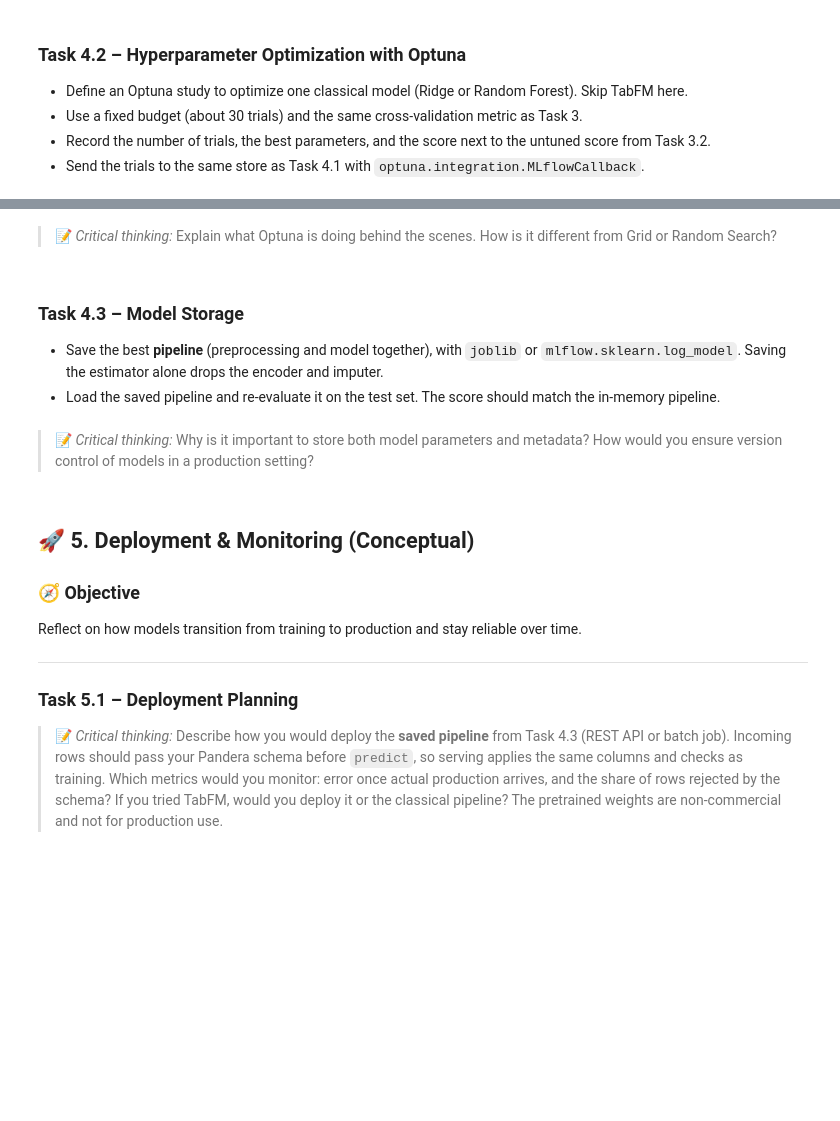
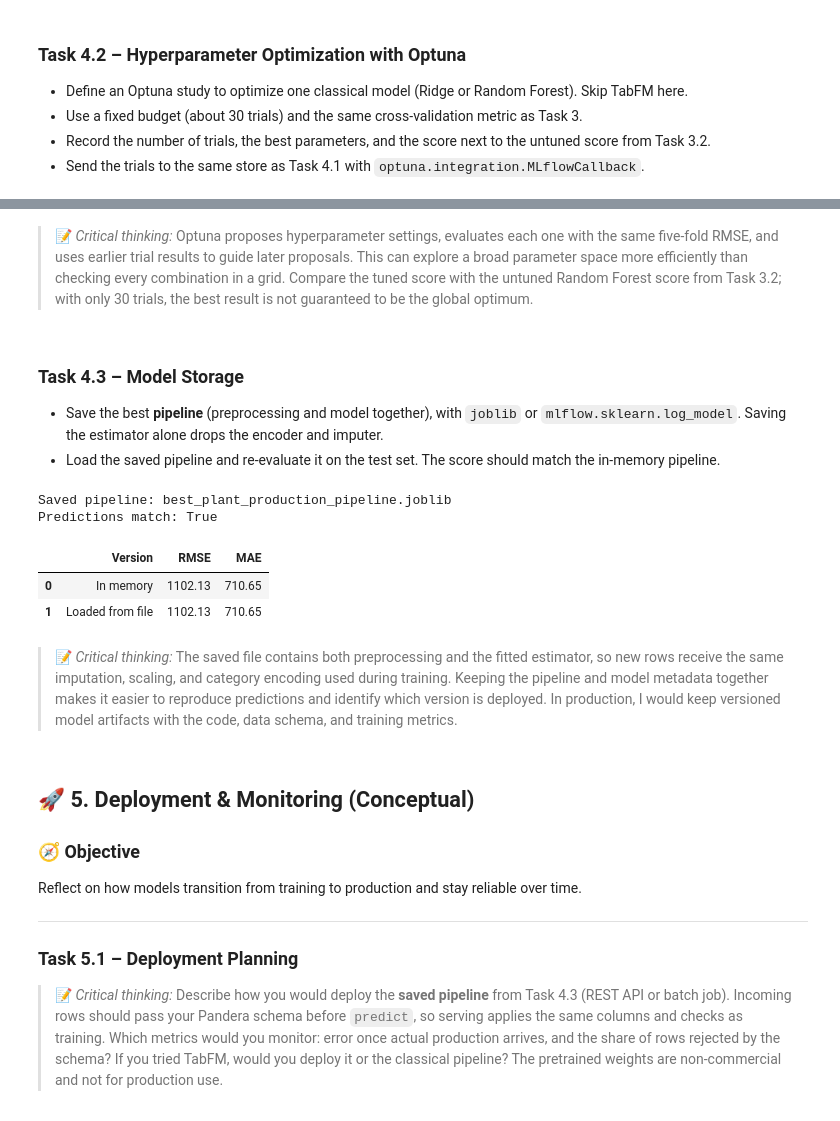
Before and after one commit to GabDestal/aidams-lab2-destal-montluc-riekhakainen-magretdelord, a Jupyter notebook: lab_2.ipynb, the cells around one changed output, grey strips where cells are left out. Saved outputs shown, nothing was run; the diff lists cells and outputs as text; code cells hidden in the pictures; blank space fills up the shorter version.

Commit message:
Task 4

```diff
--- a/lab_2.ipynb
+++ b/lab_2.ipynb
@@ -698,13 +828,46 @@ Apply tools that support reproducible ML experiments.
 # %% [markdown]
 > 📝 *Critical thinking:*
-> Explain what Optuna is doing behind the scenes. How is it different from Grid or Random Search?
+> Optuna proposes hyperparameter settings, evaluates each one with the same five-fold RMSE, and uses earlier trial results to guide later proposals. This can explore a broad parameter space more efficiently than checking every combination in a grid. Compare the tuned score with the untuned Random Forest score from Task 3.2; with only 30 trials, the best result is not guaranteed to be the global optimum.
 # %% [markdown]
 ### **Task 4.3 – Model Storage**
 - Save the best **pipeline** (preprocessing and model together), with `joblib` or `mlflow.sklearn.log_model`. Saving the estimator alone drops the encoder and imputer.
 - Load the saved pipeline and re-evaluate it on the test set. The score should match the in-memory pipeline.
+# %%
+best_pipeline = clone(search.best_estimator_)
+best_pipeline.fit(X_train, y_train)
+
+model_path = "best_plant_production_pipeline.joblib"
+joblib.dump(best_pipeline, model_path)
+
+# Load the saved pipeline and compare it with the in-memory version.
+loaded_pipeline = joblib.load(model_path)
+memory_predictions = best_pipeline.predict(X_test)
+loaded_predictions = loaded_pipeline.predict(X_test)
+
+print("Saved pipeline:", model_path)
+print("Predictions match:", np.allclose(memory_predictions, loaded_predictions))
+
+saved_model_metrics = pd.DataFrame({
+    "Version": ["In memory", "Loaded from file"],
+    "RMSE": [
+        np.sqrt(mean_squared_error(y_test, memory_predictions)),
+        np.sqrt(mean_squared_error(y_test, loaded_predictions)),
+    ],
+    "MAE": [
+        mean_absolute_error(y_test, memory_predictions),
+        mean_absolute_error(y_test, loaded_predictions),
+    ],
+})
+display(saved_model_metrics.round(2))
+# %% [output]
+Saved pipeline: best_plant_production_pipeline.joblib
+Predictions match: True
+|  | Version | RMSE | MAE |
+| 0 | In memory | 1102.13 | 710.65 |
+| 1 | Loaded from file | 1102.13 | 710.65 |
 # %% [markdown]
 > 📝 *Critical thinking:*
-> Why is it important to store both model parameters and metadata? How would you ensure version control of models in a production setting?
+> The saved file contains both preprocessing and the fitted estimator, so new rows receive the same imputation, scaling, and category encoding used during training. Keeping the pipeline and model metadata together makes it easier to reproduce predictions and identify which version is deployed. In production, I would keep versioned model artifacts with the code, data schema, and training metrics.
 # %% [markdown]
 ## 🚀 5. Deployment & Monitoring (Conceptual)
 
```
Also changed, not shown: parts of 5 cells of this notebook, 5 other files.
